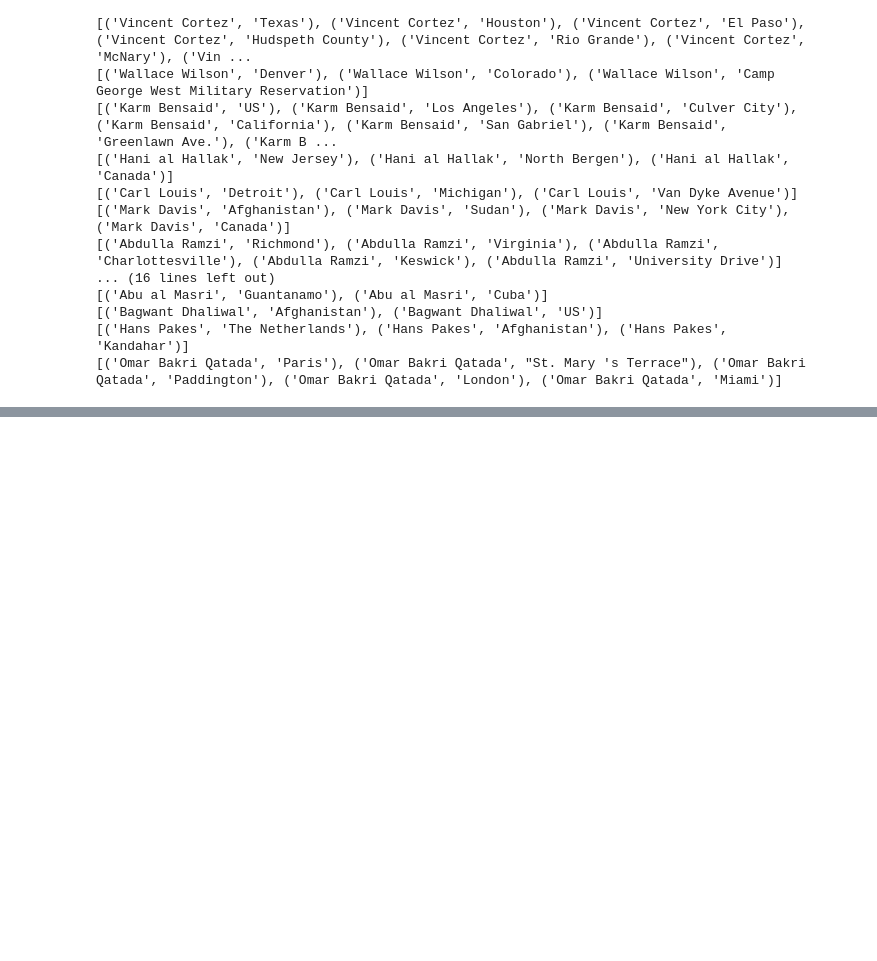
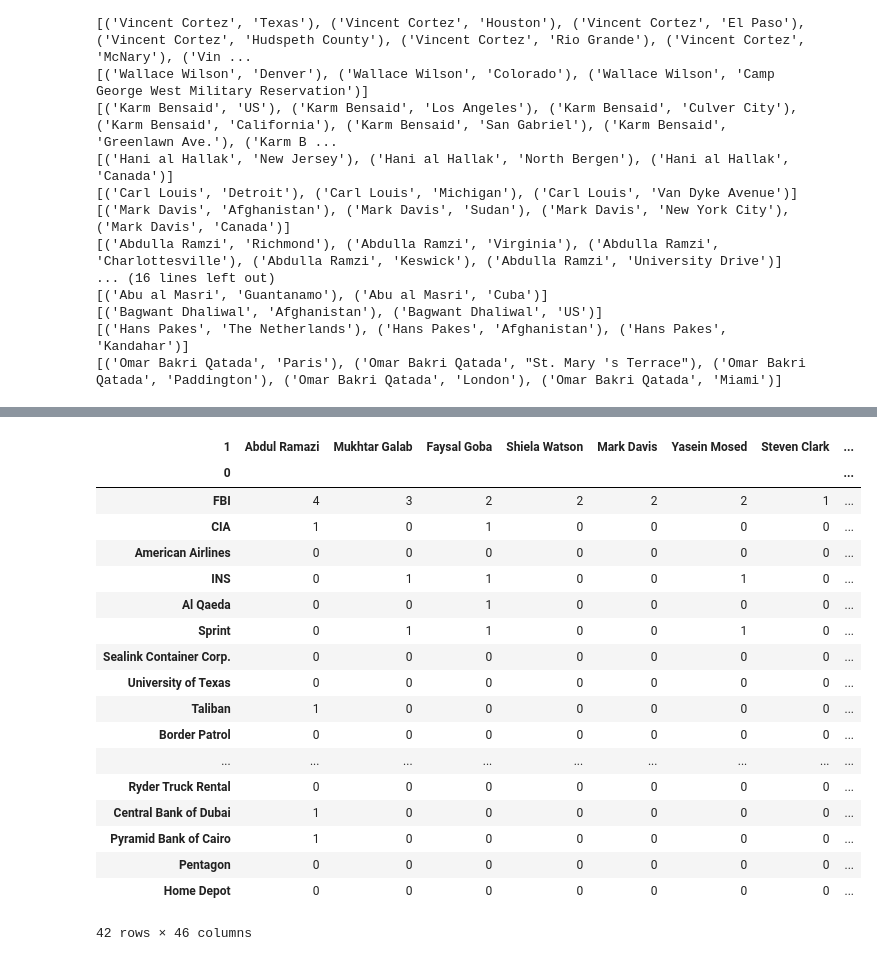
Before and after one commit to rdverse/VisualAnalytics-p1, a Jupyter notebook: v4/analysis/Untitled.ipynb, the cells around one changed output, grey strips where cells are left out. Drawn from its saved outputs; the diff is of its cells as text; code cells hidden in the pictures; blank space fills up the shorter version.

```diff
--- a/v4/analysis/Untitled.ipynb
+++ b/v4/analysis/Untitled.ipynb
@@ -3,4 +3,13 @@ import json
 
 with open('data.txt', 'r') as jsonFile:
     data = json.load(jsonFile)
+# %%
+
+for i,dat in enumerate(data["documents"]["document"]):
+
+    if 'Phone' in data["documents"]["document"][i].keys():
+        data["documents"]["document"][i]['Phone'] = ['#' + d for d in data["documents"]["document"][i]['Phone']]
+
+    if 'Date' in data["documents"]["document"][i].keys():
+        data["documents"]["document"][i]['Date'] = ["@"+d for d in data["documents"]["document"][i]['Date']]
 # %%
@@ -148,6 +155,19 @@ def make_matrix(row, col):
         try:
             datum1 = doc[col]
             datum2 = doc[row]
+
+            if(col=='Date'):
+                datum1 = ["@" +d for d in datum1]
+
+            if(col=='Phone'):
+                datum1 = ["#" +d for d in datum1]
+
+            if(row=='Date'):
+                datum2 = ["@"  +d for d in datum2]
+
+            if(row=='Phone'):
+                datum2 = ["#"  +d for d in datum2]
+
 
             list1.extend(datum1)
             list2.extend(datum2)
@@ -161,6 +181,7 @@ def make_matrix(row, col):
 
         except:
             pass
+
     df = pd.DataFrame(list(itertools.chain(*combList)))
     pivotDF = pd.pivot_table(df, index=0, columns=1, aggfunc='size', fill_value=0)#.sort_columns()
     s = pivotDF.sum(axis=0)
@@ -169,3 +190,4 @@ def make_matrix(row, col):
     s = pivotDF.sum(axis=1)
     saveDF = pivotDF.loc[s.sort_values(ascending=False).index]
     saveDF.to_csv(row + col + '.csv')
+    return(saveDF)
@@ -175,3 +199,5 @@ arr = ["Person", "Location", "Phone", "Date", "Organization"]
 for i in arr:
     for j in arr:
         make_matrix(i,j)
+# %%
+sd = make_matrix("Organization", "Person")
@@ -177,0 +224,22 @@ for i in arr:
+# %%
+sd
+# %% [output]
+| 1 | Abdul Ramazi | Mukhtar Galab | Faysal Goba | Shiela Watson | Mark Davis | Yasein Mosed | Steven Clark | ... |
+| 0 |  |  |  |  |  |  |  | ... |
+| FBI | 4 | 3 | 2 | 2 | 2 | 2 | 1 | ... |
+| CIA | 1 | 0 | 1 | 0 | 0 | 0 | 0 | ... |
+| American Airlines | 0 | 0 | 0 | 0 | 0 | 0 | 0 | ... |
+| INS | 0 | 1 | 1 | 0 | 0 | 1 | 0 | ... |
+| Al Qaeda | 0 | 0 | 1 | 0 | 0 | 0 | 0 | ... |
+| Sprint | 0 | 1 | 1 | 0 | 0 | 1 | 0 | ... |
+| Sealink Container Corp. | 0 | 0 | 0 | 0 | 0 | 0 | 0 | ... |
+| University of Texas | 0 | 0 | 0 | 0 | 0 | 0 | 0 | ... |
+| Taliban | 1 | 0 | 0 | 0 | 0 | 0 | 0 | ... |
+| Border Patrol | 0 | 0 | 0 | 0 | 0 | 0 | 0 | ... |
+| ... | ... | ... | ... | ... | ... | ... | ... | ... |
+| Ryder Truck Rental | 0 | 0 | 0 | 0 | 0 | 0 | 0 | ... |
+| Central Bank of Dubai | 1 | 0 | 0 | 0 | 0 | 0 | 0 | ... |
+| Pyramid Bank of Cairo | 1 | 0 | 0 | 0 | 0 | 0 | 0 | ... |
+| Pentagon | 0 | 0 | 0 | 0 | 0 | 0 | 0 | ... |
+| Home Depot | 0 | 0 | 0 | 0 | 0 | 0 | 0 | ... |
+42 rows × 46 columns
```
Also changed, not shown: parts of 7 cells of this notebook, 21 other files.
